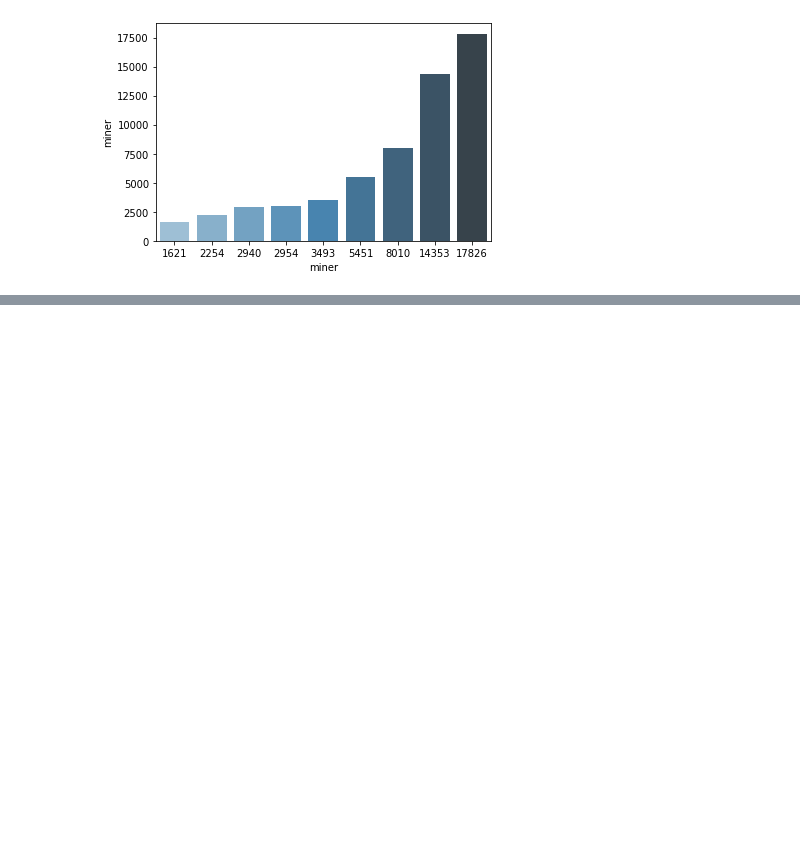
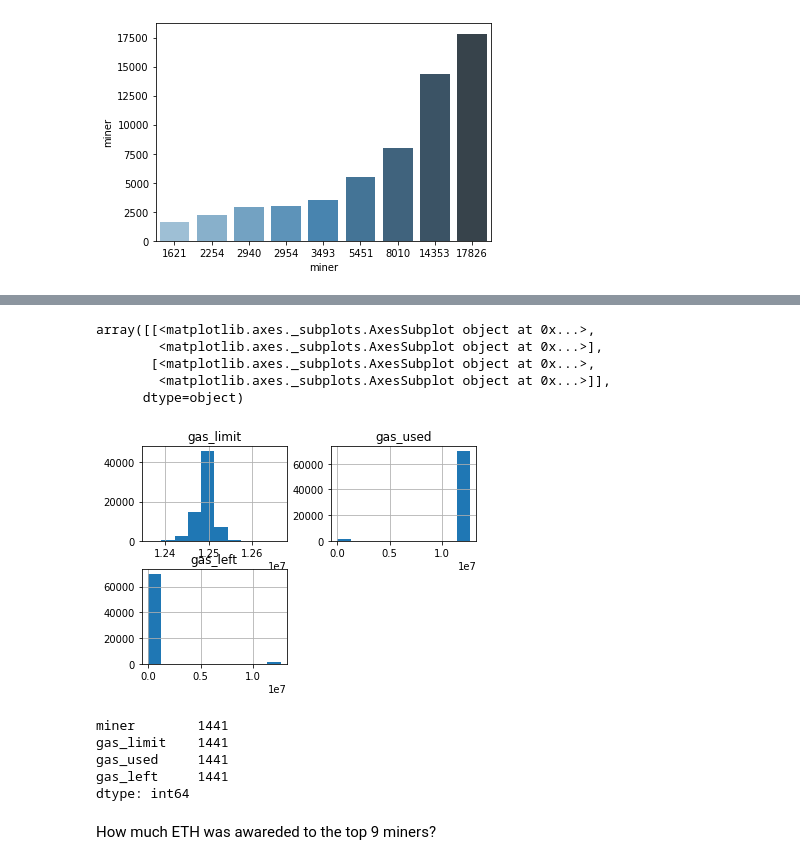
Before and after one commit to JonHaz/Ethereum, a Jupyter notebook: Craft_a_Story_from_a_Dataset.ipynb, the cells around one changed output, grey strips where cells are left out. Saved outputs shown, nothing was run; the diff lists cells and outputs as text; code cells hidden in the pictures; blank space fills up the shorter version.

```diff
--- a/Craft_a_Story_from_a_Dataset.ipynb
+++ b/Craft_a_Story_from_a_Dataset.ipynb
@@ -106,0 +111,6 @@ sns.barplot(x=x, y=y, data=blocks,
+# %%
+gas = df.loc[:,['miner','gas_limit','gas_used']]
+
+#gas.count(gas['gas_limit'] == gas['gas_used'])
+gas['gas_left'] = (gas['gas_limit'] - gas['gas_used'])
+gas.head()
@@ -106,0 +124,21 @@ sns.barplot(x=x, y=y, data=blocks,
+# %%
+gas.hist()
+# %% [output]
+array([[<matplotlib.axes._subplots.AxesSubplot object at 0x...>,
+        <matplotlib.axes._subplots.AxesSubplot object at 0x...>],
+       [<matplotlib.axes._subplots.AxesSubplot object at 0x...>,
+        <matplotlib.axes._subplots.AxesSubplot object at 0x...>]],
+      dtype=object)
+[figure, added]
+# %%
+#There are a lot of blocks that don't use any gas
+gas.sort_values(by='gas_used', ascending=True)
+gas[gas['gas_used']==0].count()
+# %% [output]
+miner        1441
+gas_limit    1441
+gas_used     1441
+gas_left     1441
+dtype: int64
+# %% [markdown]
+How much ETH was awareded to the top 9 miners?
```
Also changed, not shown: parts of 9 cells of this notebook.
